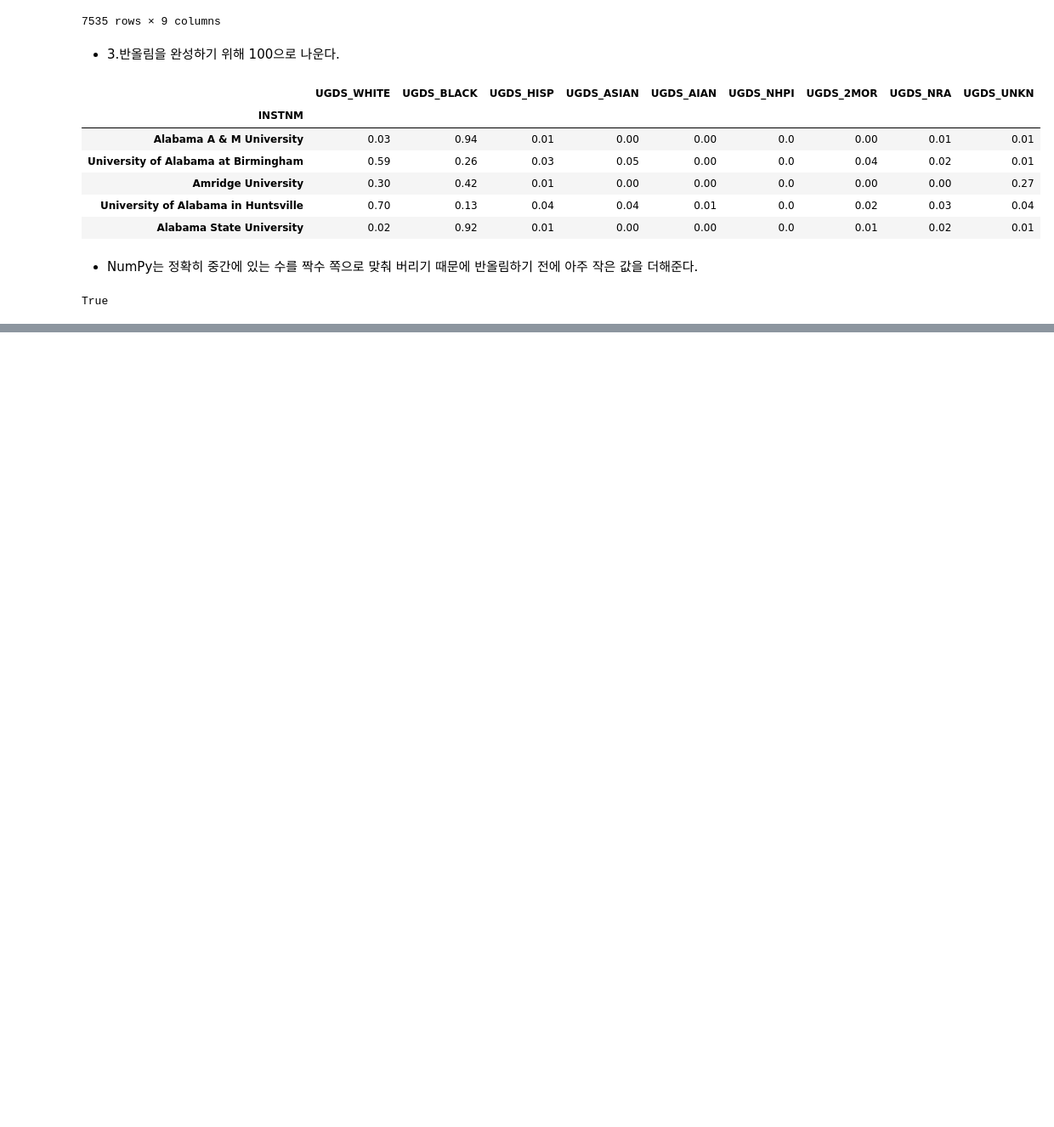
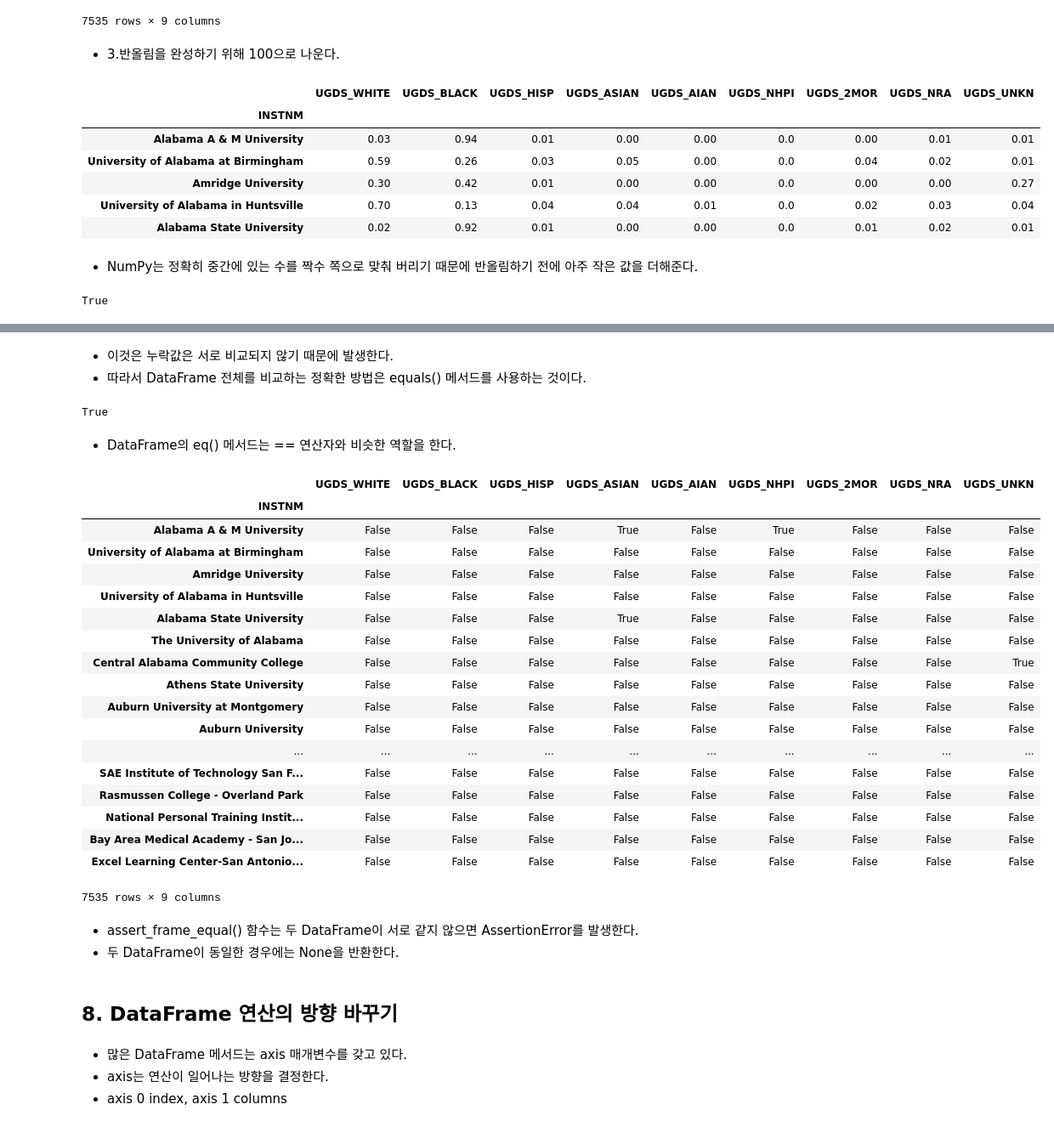
Before and after one commit to angelxtry/PyDataSc, a Jupyter notebook: PandasCookbook/ch02/ch02.DataFrame필수연산.ipynb, the cells around one changed output, grey strips where cells are left out. Shown at 85% size. Drawn from its saved outputs; the diff is of its cells as text; code cells hidden in the pictures; blank space fills up the shorter version.

```diff
--- a/PandasCookbook/ch02/ch02.DataFrame필수연산.ipynb
+++ b/PandasCookbook/ch02/ch02.DataFrame필수연산.ipynb
@@ -456,0 +548,34 @@ True
+# %% [markdown]
+- 이것은 누락값은 서로 비교되지 않기 때문에 발생한다.
+- 따라서 DataFrame 전체를 비교하는 정확한 방법은 equals() 메서드를 사용하는 것이다.
+# %%
+college_ugds_.equals(college_ugds_)
+# %% [output]
+True
+# %% [markdown]
+- DataFrame의 eq() 메서드는 == 연산자와 비슷한 역할을 한다.
+# %%
+college_ugds_.eq(.0019)
+# %% [output]
+|  | UGDS_WHITE | UGDS_BLACK | UGDS_HISP | UGDS_ASIAN | UGDS_AIAN | UGDS_NHPI | UGDS_2MOR | UGDS_NRA | UGDS_UNKN |
+| INSTNM |  |  |  |  |  |  |  |  |  |
+| Alabama A & M University | False | False | False | True | False | True | False | False | False |
+| University of Alabama at Birmingham | False | False | False | False | False | False | False | False | False |
+| Amridge University | False | False | False | False | False | False | False | False | False |
+| University of Alabama in Huntsville | False | False | False | False | False | False | False | False | False |
+| Alabama State University | False | False | False | True | False | False | False | False | False |
+| The University of Alabama | False | False | False | False | False | False | False | False | False |
+| Central Alabama Community College | False | False | False | False | False | False | False | False | True |
+| Athens State University | False | False | False | False | False | False | False | False | False |
+| Auburn University at Montgomery | False | False | False | False | False | False | False | False | False |
+| Auburn University | False | False | False | False | False | False | False | False | False |
+| ... | ... | ... | ... | ... | ... | ... | ... | ... | ... |
+| SAE Institute of Technology San F... | False | False | False | False | False | False | False | False | False |
+| Rasmussen College - Overland Park | False | False | False | False | False | False | False | False | False |
+| National Personal Training Instit... | False | False | False | False | False | False | False | False | False |
+| Bay Area Medical Academy - San Jo... | False | False | False | False | False | False | False | False | False |
+| Excel Learning Center-San Antonio... | False | False | False | False | False | False | False | False | False |
+7535 rows × 9 columns
+# %% [markdown]
+- assert_frame_equal() 함수는 두 DataFrame이 서로 같지 않으면 AssertionError를 발생한다.
+- 두 DataFrame이 동일한 경우에는 None을 반환한다.
@@ -456,0 +585,6 @@ True
+# %% [markdown]
+## 8. DataFrame 연산의 방향 바꾸기
+# %% [markdown]
+- 많은 DataFrame 메서드는 axis 매개변수를 갖고 있다.
+- axis는 연산이 일어나는 방향을 결정한다.
+- axis 0 index, axis 1 columns
```
Also changed, not shown: parts of 47 cells of this notebook, 1 other file.
